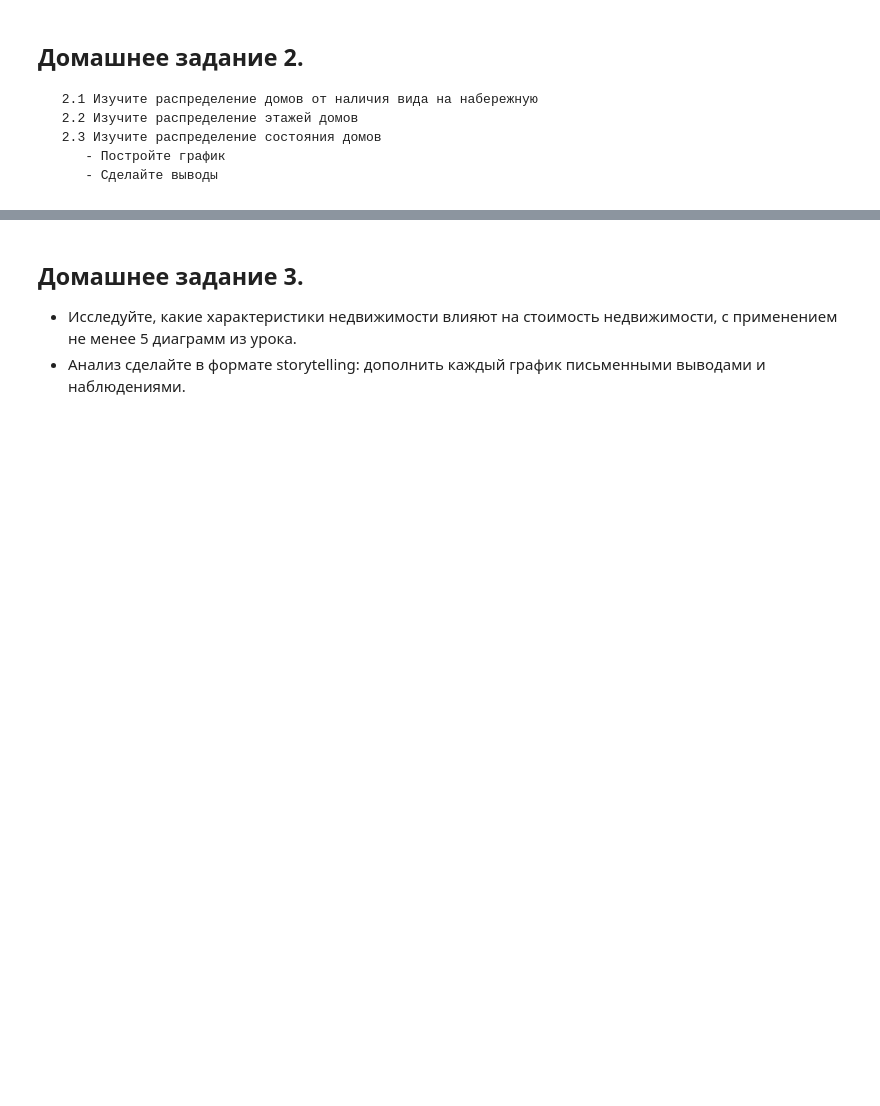
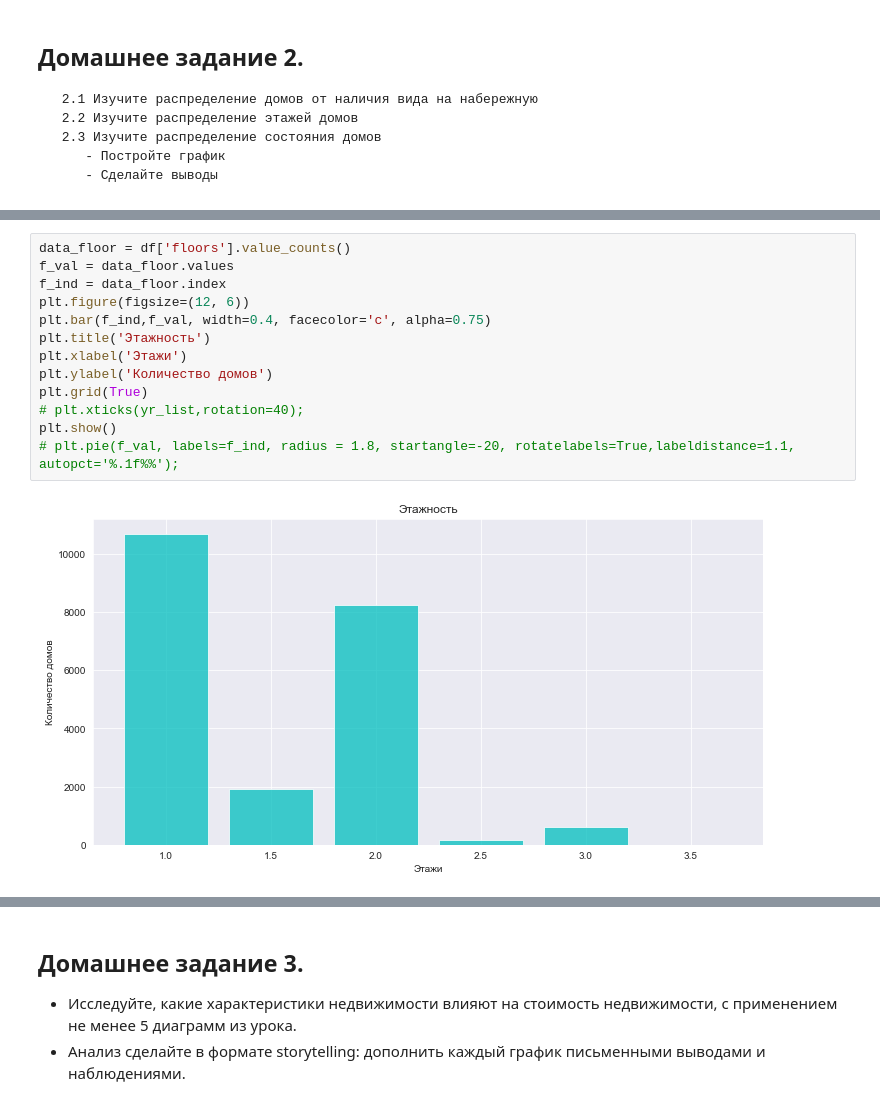
Before and after one commit to PhYziCiAN/python_for_analytics, a Jupyter notebook: PhY_for_An_Sem4_DZ.ipynb, the cells around one changed output, grey strips where cells are left out. Cells and saved outputs as stored; diff of their text form; blank space fills up the shorter version.

```diff
--- a/PhY_for_An_Sem4_DZ.ipynb
+++ b/PhY_for_An_Sem4_DZ.ipynb
@@ -114,0 +150,15 @@ plt.xticks(rotation=40);
+# %%
+data_floor = df['floors'].value_counts()
+f_val = data_floor.values
+f_ind = data_floor.index
+plt.figure(figsize=(12, 6))
+plt.bar(f_ind,f_val, width=0.4, facecolor='c', alpha=0.75)
+plt.title('Этажность')
+plt.xlabel('Этажи')
+plt.ylabel('Количество домов')
+plt.grid(True)
+# plt.xticks(yr_list,rotation=40);
+plt.show()
+# plt.pie(f_val, labels=f_ind, radius = 1.8, startangle=-20, rotatelabels=True,labeldistance=1.1, autopct='%.1f%%');
+# %% [output]
+[figure, added]
```
Also changed, not shown: parts of 13 cells of this notebook, 21 other files.
